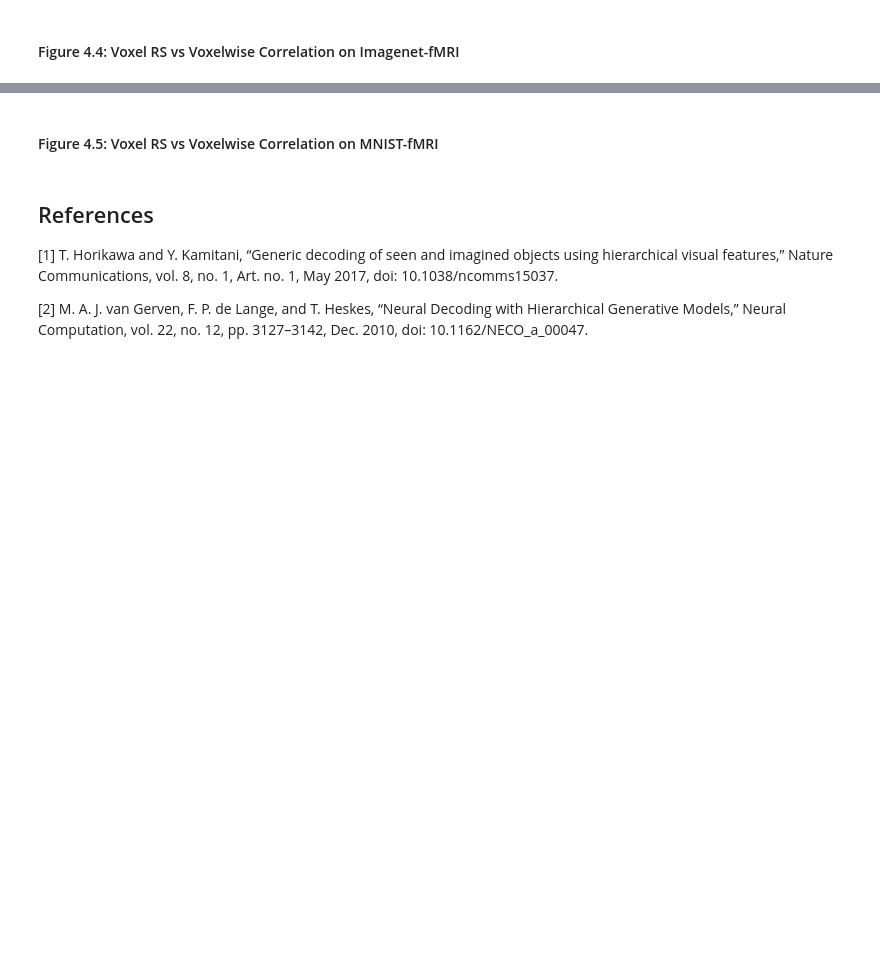
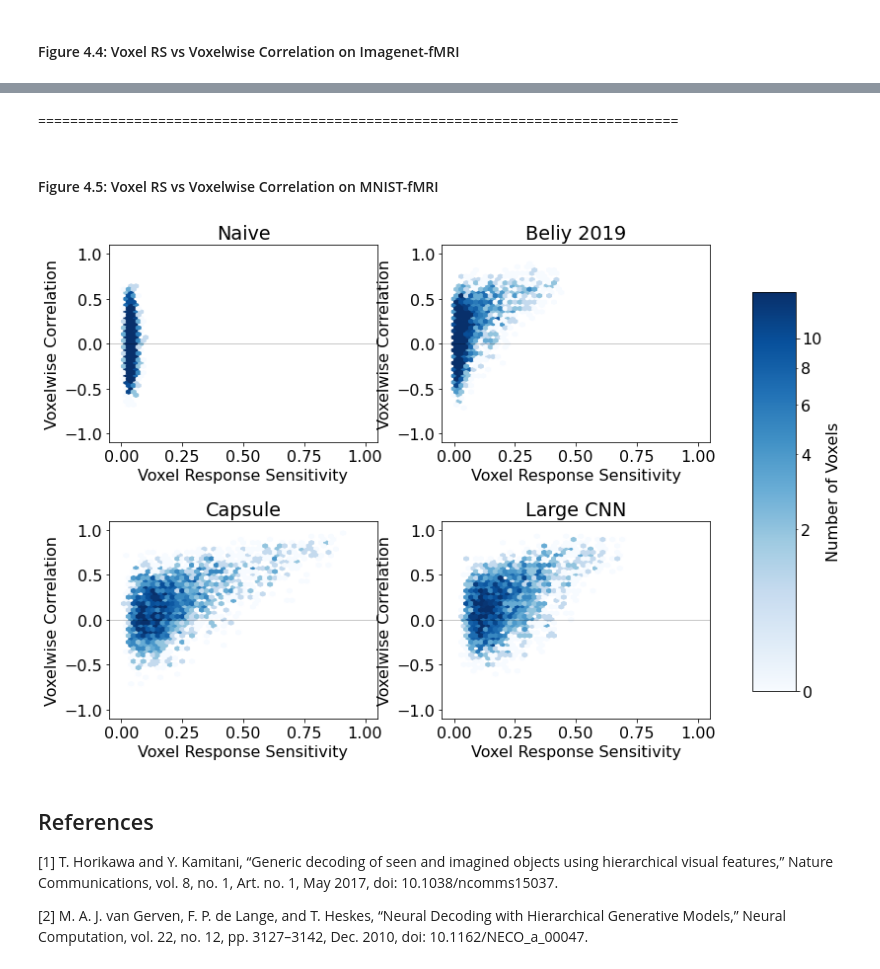
Before and after one commit to BRAIN-TO/CapsNet, a Jupyter notebook: analysis/final_results.ipynb, the cells around one changed output, grey strips where cells are left out. Cells and saved outputs as stored; diff of their text form; code cells hidden in the pictures; blank space fills up the shorter version.

```diff
--- a/analysis/final_results.ipynb
+++ b/analysis/final_results.ipynb
@@ -597,5 +638,57 @@ plt.show()
+# %% [markdown]
+================================================================================
 # %% [markdown]
 #### Figure 4.5: Voxel RS vs Voxelwise Correlation on MNIST-fMRI
+# %%
+# Calculate voxelwise correlations and voxel response sensitivites for models trained on MNIST-fMRI
+
+naive_mnist_vc = voxel_corr(naive_pred_mnist, y_test_mnist)
+beliy_mnist_vc = voxel_corr(beliy_pred_mnist, y_test_mnist)
+caps_mnist_vc = voxel_corr(caps_pred_mnist, y_test_mnist)
+lcnn_mnist_vc = voxel_corr(lcnn_pred_mnist, y_test_mnist)
+
+naive_mnist_rs = response_sensitivity(naive_pred_mnist, y_test_mnist)
+beliy_mnist_rs = response_sensitivity(beliy_pred_mnist, y_test_mnist)
+caps_mnist_rs = response_sensitivity(caps_pred_mnist, y_test_mnist)
+lcnn_mnist_rs = response_sensitivity(lcnn_pred_mnist, y_test_mnist)
+# %%
+fig, axes = plt.subplots(2, 2, figsize=(12, 8))
+axes[0, 0].hexbin(naive_mnist_rs, naive_mnist_vc, cmap='Blues', gridsize=50, bins='log', extent=(0, 1, -1, 1), vmax=15)
+axes[0, 0].axhline(y=0, color='black', linestyle='-', alpha=0.3, linewidth=0.7)
+axes[0, 0].set_xlabel('Voxel Response Sensitivity')
+axes[0, 0].set_ylabel('Voxelwise Correlation')
+axes[0, 0].set_title('Naive')
+
+axes[0, 1].hexbin(beliy_mnist_rs, beliy_mnist_vc, cmap='Blues', gridsize=50, bins='log', extent=(0, 1, -1, 1), vmax=15)
+axes[0, 1].axhline(y=0, color='black', linestyle='-', alpha=0.3, linewidth=0.7)
+axes[0, 1].set_xlabel('Voxel Response Sensitivity')
+axes[0, 1].set_ylabel('Voxelwise Correlation')
+axes[0, 1].set_title('Beliy 2019')
+
+axes[1, 0].hexbin(caps_mnist_rs, caps_mnist_vc, cmap='Blues', gridsize=50, bins='log', extent=(0, 1, -1, 1), vmax=15)
+axes[1, 0].axhline(y=0, color='black', linestyle='-', alpha=0.3, linewidth=0.7)
+axes[1, 0].set_xlabel('Voxel Response Sensitivity')
+axes[1, 0].set_ylabel('Voxelwise Correlation')
+axes[1, 0].set_title('Capsule')
+
+hex = axes[1, 1].hexbin(lcnn_mnist_rs, lcnn_mnist_vc, cmap='Blues', gridsize=50, bins='log', extent=(0, 1, -1, 1), vmax=15)
+axes[1, 1].axhline(y=0, color='black', linestyle='-', alpha=0.3, linewidth=0.7)
+axes[1, 1].set_xlabel('Voxel Response Sensitivity')
+axes[1, 1].set_ylabel('Voxelwise Correlation')
+axes[1, 1].set_title('Large CNN')
+plt.tight_layout()
+fig.subplots_adjust(right=0.8)
+cbar_ax = fig.add_axes([0.85, 0.15, 0.05, 0.7])
+cb = fig.colorbar(hex, cax=cbar_ax, label='Number of Voxels')
+# This is how I changed the tick labels of the color bars. Note that there was an offset of 1 between the tick value and the actual value
+cb.minorticks_off()
+cb.set_ticks([1, 11])
+cb.set_ticklabels(['0','10'])
+cb.set_ticks([3, 5, 7, 9], minor=True)
+cb.set_ticklabels(['2', '4', '6', '8'], minor=True)
+plt.show()
+# %% [output]
+[figure, added]
 # %% [markdown]
 ## References
 
```
Also changed, not shown: parts of 7 cells of this notebook.
